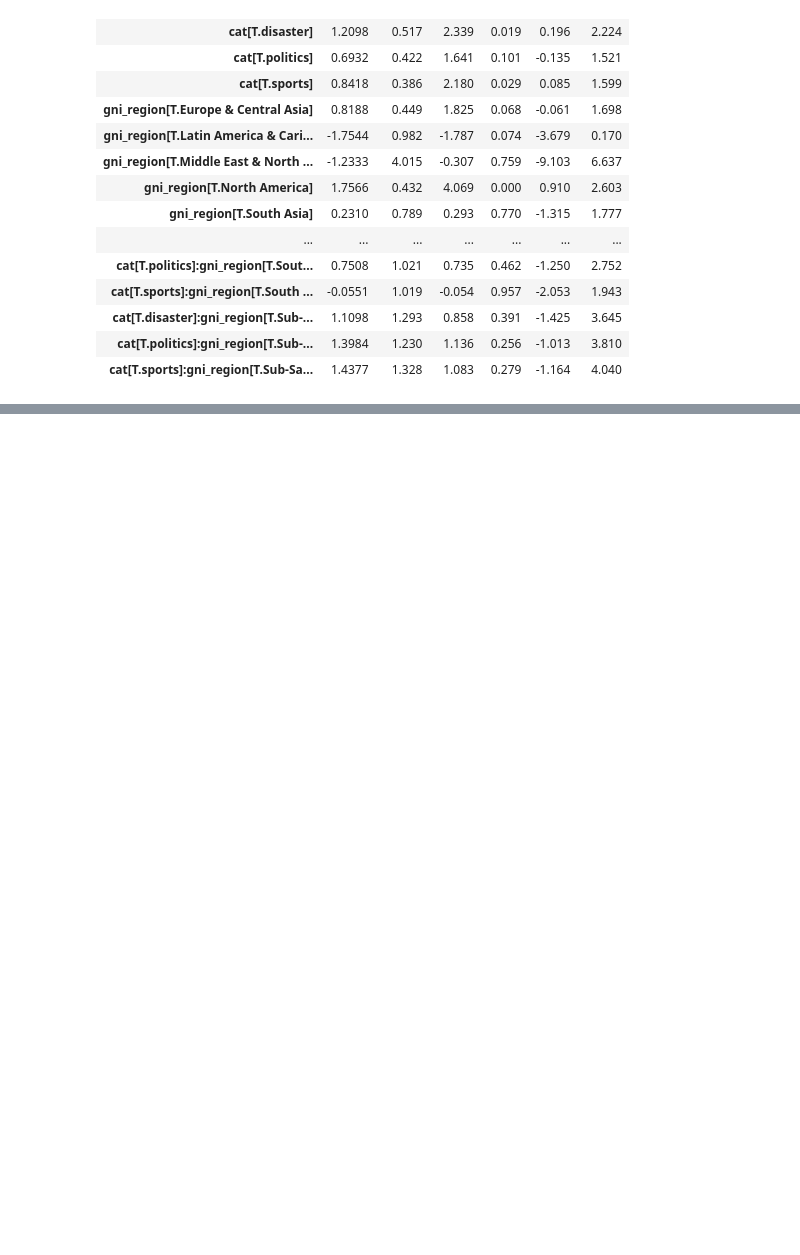
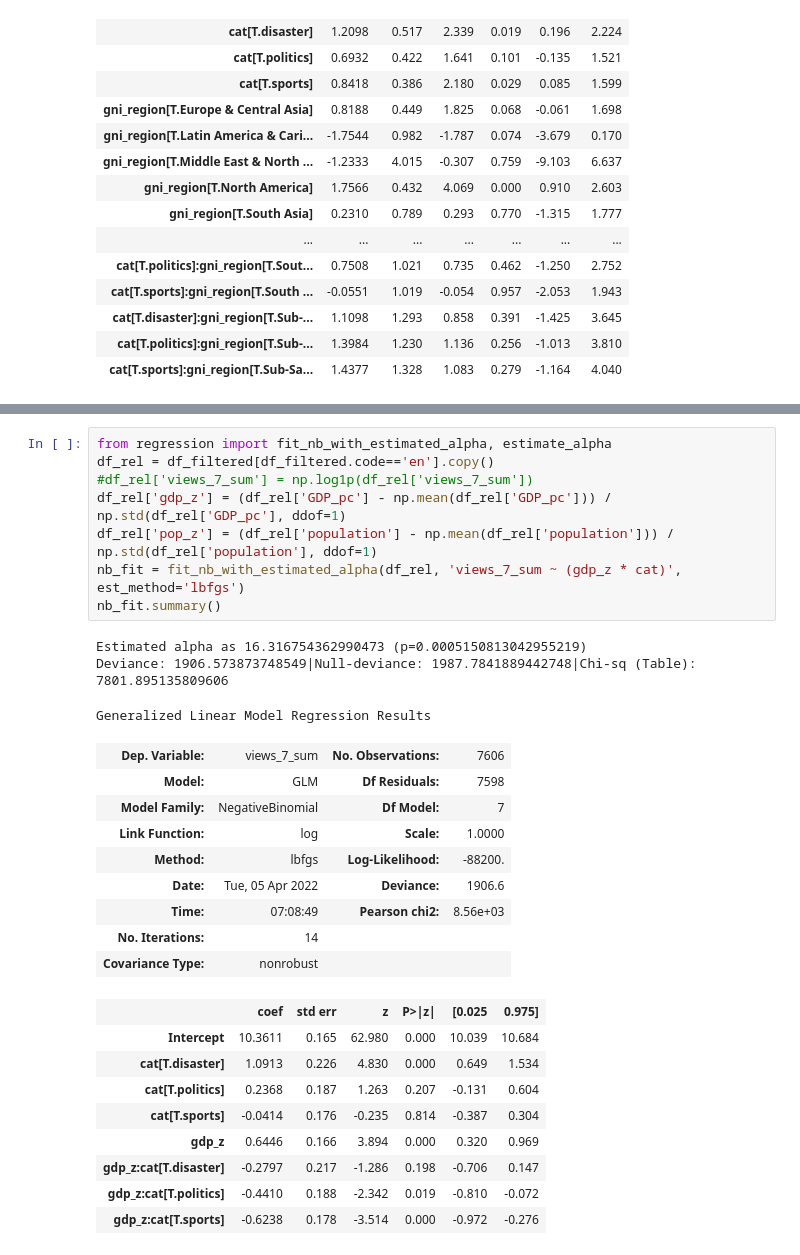
Before and after one commit to ruptho/wiki-event-bias, a Jupyter notebook: deviance_offset_regression.ipynb, the cells around one changed output, grey strips where cells are left out. Cells and saved outputs as stored; diff of their text form; blank space fills up the shorter version.

```diff
--- a/deviance_offset_regression.ipynb
+++ b/deviance_offset_regression.ipynb
@@ -162,0 +195,30 @@ Generalized Linear Model Regression Results
+# %%
+from regression import fit_nb_with_estimated_alpha, estimate_alpha
+df_rel = df_filtered[df_filtered.code=='en'].copy()
+#df_rel['views_7_sum'] = np.log1p(df_rel['views_7_sum'])
+df_rel['gdp_z'] = (df_rel['GDP_pc'] - np.mean(df_rel['GDP_pc'])) / np.std(df_rel['GDP_pc'], ddof=1)
+df_rel['pop_z'] = (df_rel['population'] - np.mean(df_rel['population'])) / np.std(df_rel['population'], ddof=1)
+nb_fit = fit_nb_with_estimated_alpha(df_rel, 'views_7_sum ~ (gdp_z * cat)', est_method='lbfgs')
+nb_fit.summary()
+# %% [output]
+Estimated alpha as 16.316754362990473 (p=0.0005150813042955219)
+Deviance: 1906.573873748549|Null-deviance: 1987.7841889442748|Chi-sq (Table): 7801.895135809606
+Generalized Linear Model Regression Results
+| Dep. Variable: | views_7_sum | No. Observations: | 7606 |
+| Model: | GLM | Df Residuals: | 7598 |
+| Model Family: | NegativeBinomial | Df Model: | 7 |
+| Link Function: | log | Scale: | 1.0000 |
+| Method: | lbfgs | Log-Likelihood: | -88200. |
+| Date: | Tue, 05 Apr 2022 | Deviance: | 1906.6 |
+| Time: | 07:08:49 | Pearson chi2: | 8.56e+03 |
+| No. Iterations: | 14 |  |  |
+| Covariance Type: | nonrobust |  |  |
+|  | coef | std err | z | P>|z| | [0.025 | 0.975] |
+| Intercept | 10.3611 | 0.165 | 62.980 | 0.000 | 10.039 | 10.684 |
+| cat[T.disaster] | 1.0913 | 0.226 | 4.830 | 0.000 | 0.649 | 1.534 |
+| cat[T.politics] | 0.2368 | 0.187 | 1.263 | 0.207 | -0.131 | 0.604 |
+| cat[T.sports] | -0.0414 | 0.176 | -0.235 | 0.814 | -0.387 | 0.304 |
+| gdp_z | 0.6446 | 0.166 | 3.894 | 0.000 | 0.320 | 0.969 |
+| gdp_z:cat[T.disaster] | -0.2797 | 0.217 | -1.286 | 0.198 | -0.706 | 0.147 |
+| gdp_z:cat[T.politics] | -0.4410 | 0.188 | -2.342 | 0.019 | -0.810 | -0.072 |
+| gdp_z:cat[T.sports] | -0.6238 | 0.178 | -3.514 | 0.000 | -0.972 | -0.276 |
```
Also changed, not shown: parts of 17 cells of this notebook, 13 other files.
